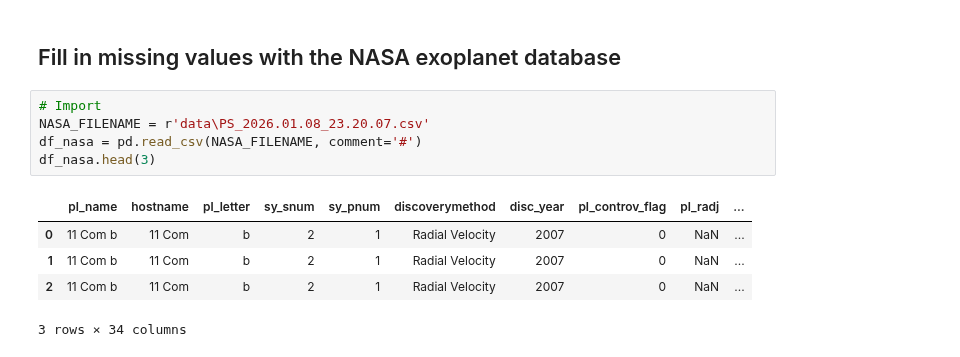
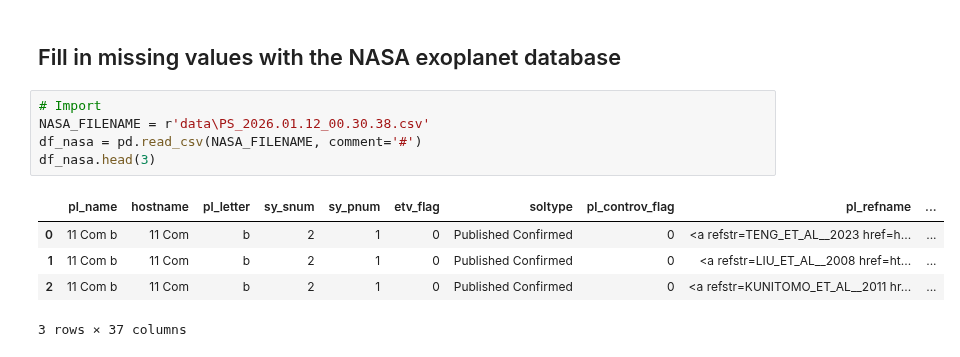
Before and after one commit to chatdanai-s/NATSUME, a Jupyter notebook: validation/Catalog_check/clean_data.ipynb, the cells around one changed output. Cells and saved outputs as stored; diff of their text form.

```diff
--- a/validation/Catalog_check/clean_data.ipynb
+++ b/validation/Catalog_check/clean_data.ipynb
@@ -265,12 +268,12 @@ df_t0p_cat_count_otherplanets.tail(3)
 ## Fill in missing values with the NASA exoplanet database
 # %%
 # Import
-NASA_FILENAME = r'data\PS_2026.01.08_23.20.07.csv'
+NASA_FILENAME = r'data\PS_2026.01.12_00.30.38.csv'
 df_nasa = pd.read_csv(NASA_FILENAME, comment='#')
 df_nasa.head(3)
 # %% [output]
-|  | pl_name | hostname | pl_letter | sy_snum | sy_pnum | discoverymethod | disc_year | pl_controv_flag | pl_radj | ... |
-| 0 | 11 Com b | 11 Com | b | 2 | 1 | Radial Velocity | 2007 | 0 | NaN | ... |
-| 1 | 11 Com b | 11 Com | b | 2 | 1 | Radial Velocity | 2007 | 0 | NaN | ... |
-| 2 | 11 Com b | 11 Com | b | 2 | 1 | Radial Velocity | 2007 | 0 | NaN | ... |
+|  | pl_name | hostname | pl_letter | sy_snum | sy_pnum | etv_flag | soltype | pl_controv_flag | pl_refname | ... |
+| 0 | 11 Com b | 11 Com | b | 2 | 1 | 0 | Published Confirmed | 0 | <a refstr=TENG_ET_AL__2023 href=h... | ... |
+| 1 | 11 Com b | 11 Com | b | 2 | 1 | 0 | Published Confirmed | 0 | <a refstr=LIU_ET_AL__2008 href=ht... | ... |
+| 2 | 11 Com b | 11 Com | b | 2 | 1 | 0 | Published Confirmed | 0 | <a refstr=KUNITOMO_ET_AL__2011 hr... | ... |
-3 rows × 34 columns
+3 rows × 37 columns
```
Also changed, not shown: parts of 13 cells of this notebook, 9 other files.
